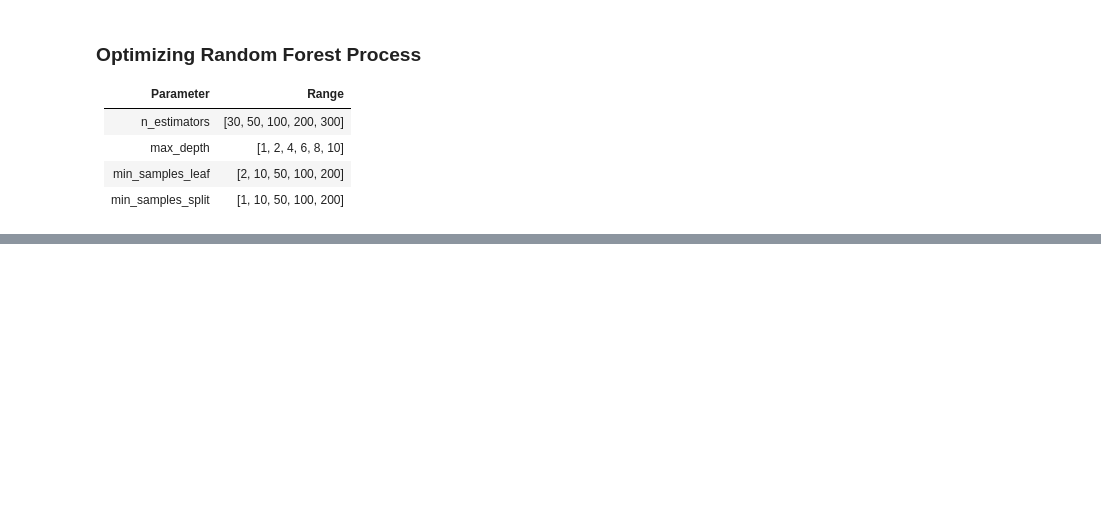
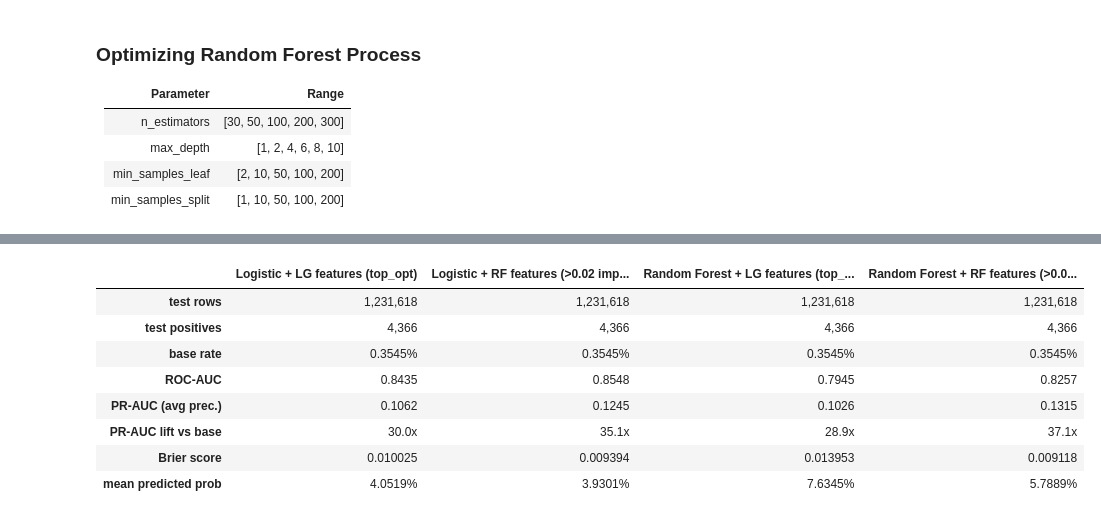
Before and after one commit to NickSanfordCPA/h5n1-capstone, a Jupyter notebook: notebooks/regression_baseline.ipynb, the cells around one changed output, grey strips where cells are left out. Drawn from its saved outputs; the diff is of its cells as text; code cells hidden in the pictures; blank space fills up the shorter version.

```diff
--- a/notebooks/regression_baseline.ipynb
+++ b/notebooks/regression_baseline.ipynb
@@ -1809,0 +1954,71 @@ plt.show()
+# %%
+# creating the feature and target for LG's variables
+X_month_full = build_X(df_monthly_sample)
+y_RFLG = df_monthly_sample['target_outbreak_next_7d'].astype(int)
+
+top_LG = [c for c in top_opt.index if c != 'weather_missing']
+
+# not in top_opt -- they weren't significant at the optimized geometry (see cell 34's
+# note), added back in explicitly for this comparison
+for extra in ['log_breeding_side_pressure', 'log_wintering_side_pressure']:
+    if extra not in top_LG:
+        top_LG.append(extra)
+
+Xs_LG = X_month_full[top_LG]
+# %%
+# feature for RF's variable
+Top_RF = importances_forest[importances_forest > 0.02].index.tolist()
+Xs_RF = X_month_full[Top_RF]
+# %%
+# --- Which model (LR or RF) x which feature set (LG-selected or RF-selected) wins? ---
+# df_monthly_sample's negatives are a DETERMINISTIC pick (first/last day per
+# county-month), not the fixed-probability random sample the rest of the notebook
+# uses -- so the section 3/10 case-control intercept/weight correction (built for a
+# KNOWN keep-rate) doesn't apply here. Scores below are relative ranking (PR-AUC,
+# ROC-AUC, lift vs THIS partition's own base rate), not calibrated probabilities.
+
+X_tr_m, X_te_m = X_month_full[is_train_m], X_month_full[~is_train_m]
+y_tr_m, y_te_m = y_RFLG[is_train_m], y_RFLG[~is_train_m]
+base_rate_m = y_te_m.mean()
+
+FEATURE_SETS = {
+    "LG features (top_opt)":          top_LG,
+    "RF features (>0.02 importance)": Top_RF,
+}
+MODEL_FITTERS = {
+    "Logistic": lambda feats: make_pipeline(
+        StandardScaler(), LogisticRegression(max_iter=2000, C=1.0, random_state=RANDOM_STATE),
+    ).fit(X_tr_m[feats], y_tr_m),
+    "Random Forest": lambda feats: RandomForestClassifier(
+        n_estimators=300, max_depth=6, min_samples_leaf=2, random_state=RANDOM_STATE, n_jobs=-1,
+    ).fit(X_tr_m[feats], y_tr_m),
+}
+
+section12_scores = {}
+section12_pr = {}
+for model_name, fit_fn in MODEL_FITTERS.items():
+    for feat_name, feats in FEATURE_SETS.items():
+        label = f"{model_name} + {feat_name}"
+        fitted = fit_fn(feats)
+        p = fitted.predict_proba(X_te_m[feats])[:, 1]
+        pr = average_precision_score(y_te_m, p)
+        roc = roc_auc_score(y_te_m, p)
+        section12_pr[label] = pr
+        section12_scores[label] = pd.Series({
+            "test rows":           f"{len(y_te_m):,}",
+            "test positives":      f"{int(y_te_m.sum()):,}",
+            "base rate":           f"{base_rate_m:.4%}",
+            "ROC-AUC":             f"{roc:.4f}",
+            "PR-AUC (avg prec.)":  f"{pr:.4f}",
+            "PR-AUC lift vs base": f"{pr / base_rate_m:.1f}x",
+            "Brier score":         f"{brier_score_loss(y_te_m, p):.6f}",
+            "mean predicted prob": f"{p.mean():.4%}",
+        })
+        print(f"{label:<38} PR-AUC={pr:.4f}  ROC-AUC={roc:.4f}  lift={pr / base_rate_m:.1f}x")
+
+comparison_section12 = pd.DataFrame(section12_scores)
+display(comparison_section12)
+
+best = max(section12_pr, key=section12_pr.get)
+print(f"\nBest by PR-AUC: {best}  ({section12_pr[best]:.4f})")
+# %% [output]
@@ -1809,0 +2029,9 @@ plt.show()
+|  | Logistic + LG features (top_opt) | Logistic + RF features (>0.02 imp... | Random Forest + LG features (top_... | Random Forest + RF features (>0.0... |
+| test rows | 1,231,618 | 1,231,618 | 1,231,618 | 1,231,618 |
+| test positives | 4,366 | 4,366 | 4,366 | 4,366 |
+| base rate | 0.3545% | 0.3545% | 0.3545% | 0.3545% |
+| ROC-AUC | 0.8435 | 0.8548 | 0.7945 | 0.8257 |
+| PR-AUC (avg prec.) | 0.1062 | 0.1245 | 0.1026 | 0.1315 |
+| PR-AUC lift vs base | 30.0x | 35.1x | 28.9x | 37.1x |
+| Brier score | 0.010025 | 0.009394 | 0.013953 | 0.009118 |
+| mean predicted prob | 4.0519% | 3.9301% | 7.6345% | 5.7889% |
```
Also changed, not shown: parts of 38 cells of this notebook.
